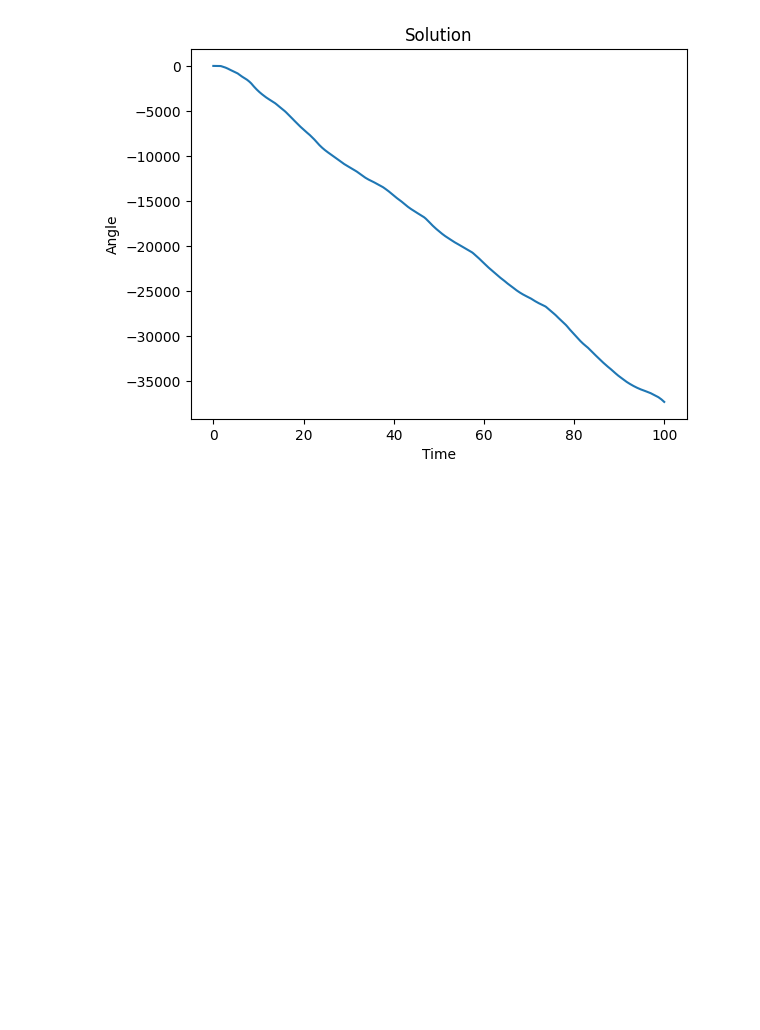
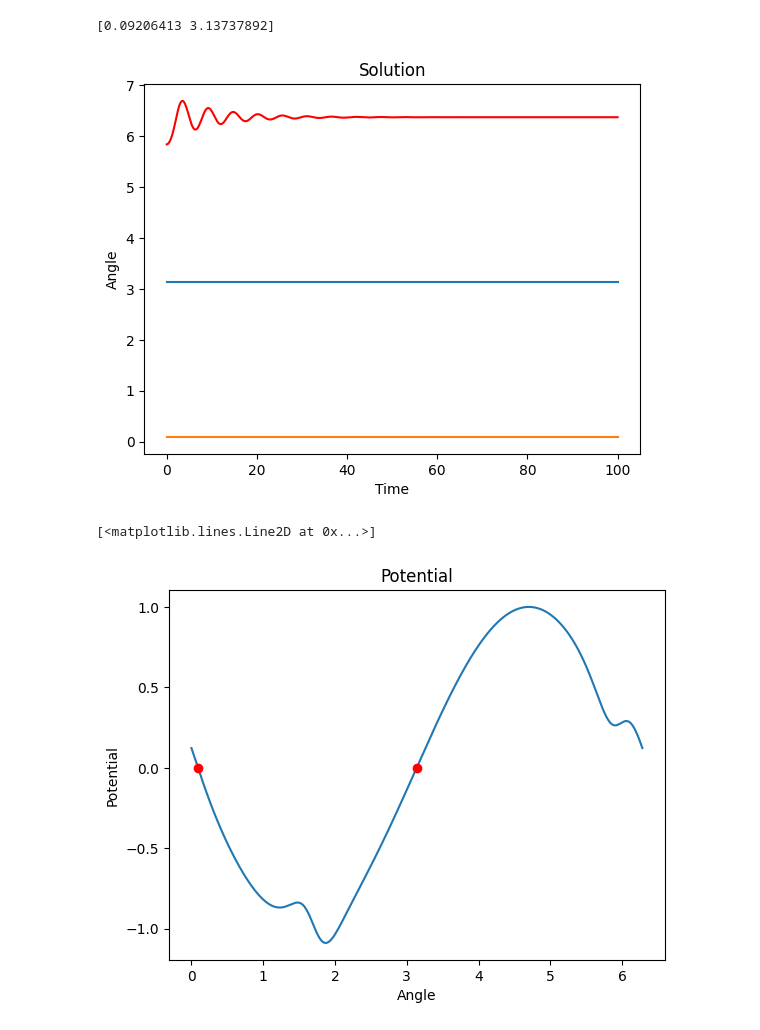
Before and after one commit to Dobel26/MagneticPendulum, a Jupyter notebook: new_sim.ipynb, the cells around one changed output. Saved outputs shown, nothing was run; the diff lists cells and outputs as text; code cells hidden in the pictures; blank space fills up the shorter version.

```diff
--- a/new_sim.ipynb
+++ b/new_sim.ipynb
@@ -129,11 +126,29 @@ class System:
         return critical_points
-# %%
-marcus = System(ic=[-1, 0])
-marcus.add_magnet(Magnet([0, 1.2], [0, -10]))
-marcus.solve()
-marcus.plot_solution()
-plt.show()
-crit_points = marcus.get_critical_points()
-# print(crit_points)
-# %% [output]
-[figure, removed]
+# %%
+fig, ax = plt.subplots()
+
+marcus = System()
+marcus.add_magnet(Magnet([1, 1.2], [0, -1]))
+crit_points = marcus.get_critical_points()
+trajectory_values = []
+print(crit_points)
+# for angle in crit_points:
+for angle in crit_points[::-1]:
+    marcus.angle = angle
+    marcus.velocity = 0
+    marcus.solve()
+    marcus.plot_solution(ax=ax)
+
+marcus.angle = 5.8413863
+marcus.velocity = 0
+marcus.solve()
+marcus.plot_solution(ax=ax, color="red")
+plt.show()
+
+marcus.plot_potential_derivative()
+plt.gca().plot(crit_points, [0] * len(crit_points), "ro")
+# %% [output]
+[0.09206413 3.13737892]
+[figure, added]
+[<matplotlib.lines.Line2D at 0x...>]
+[figure, added]
```
Also changed, not shown: parts of 2 cells of this notebook, 5 other files.
